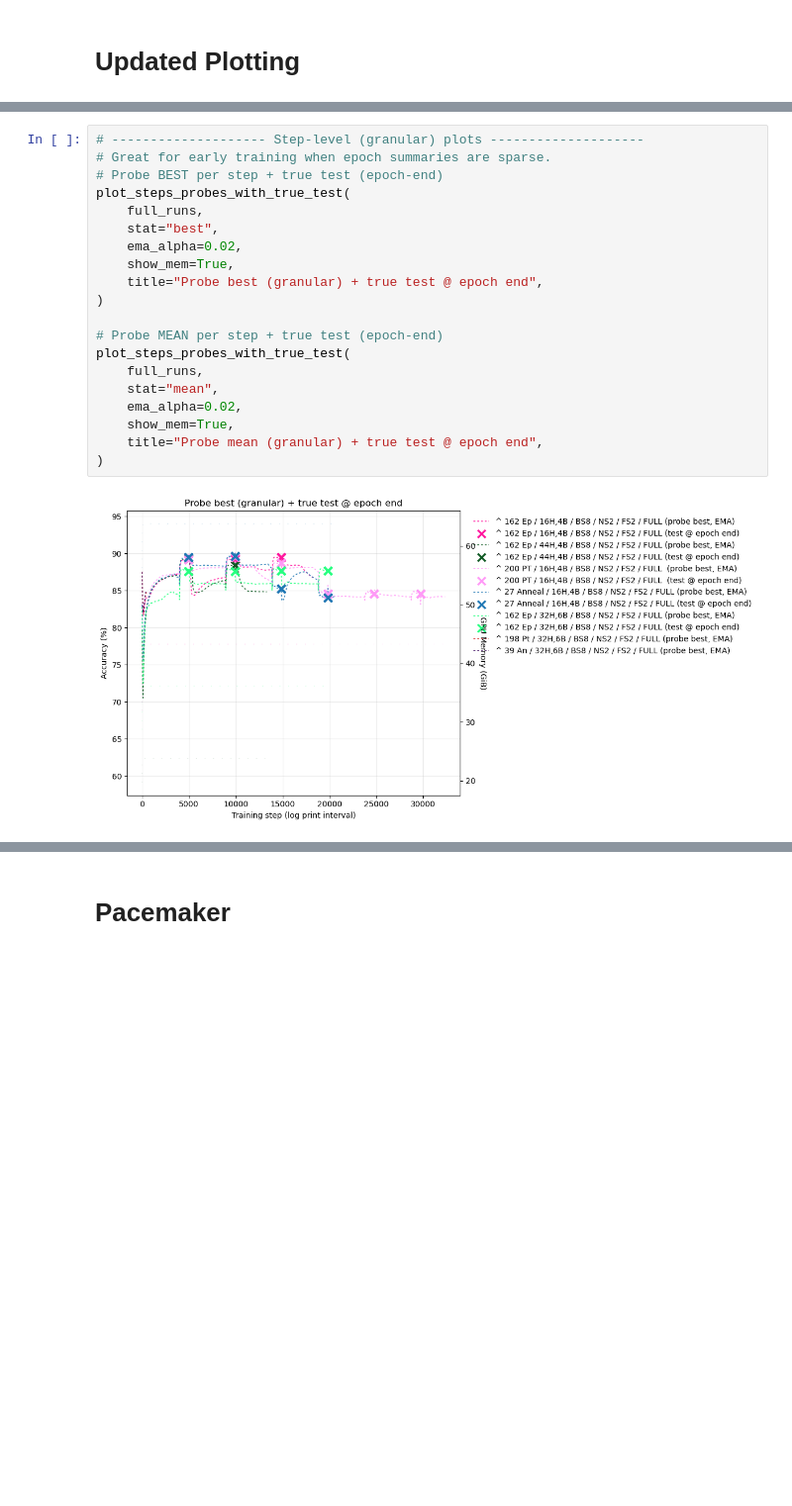
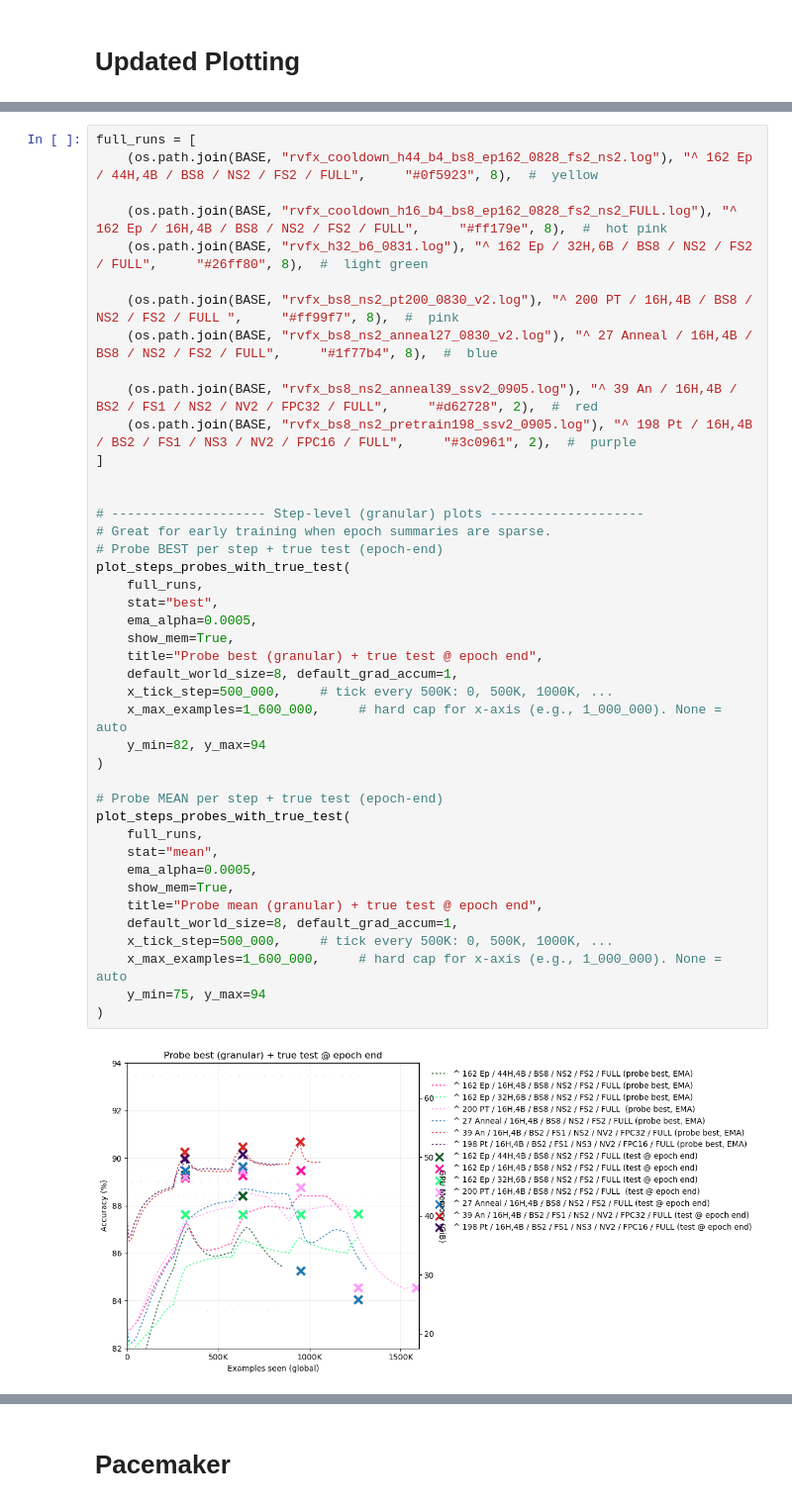
Before and after one commit to alif-munim/EchoJEPA, a Jupyter notebook: plot.ipynb, the cells around one changed output, grey strips where cells are left out. Shown at 99% size. Cells and saved outputs as stored; diff of their text form; blank space fills up the shorter version.

```diff
--- a/plot.ipynb
+++ b/plot.ipynb
@@ -473,22 +586,44 @@ plot_epochs(
 # %%
+full_runs = [
+    (os.path.join(BASE, "rvfx_cooldown_h44_b4_bs8_ep162_0828_fs2_ns2.log"), "^ 162 Ep / 44H,4B / BS8 / NS2 / FS2 / FULL",     "#0f5923", 8),  #  yellow
+
+    (os.path.join(BASE, "rvfx_cooldown_h16_b4_bs8_ep162_0828_fs2_ns2_FULL.log"), "^ 162 Ep / 16H,4B / BS8 / NS2 / FS2 / FULL",     "#ff179e", 8),  #  hot pink
+    (os.path.join(BASE, "rvfx_h32_b6_0831.log"), "^ 162 Ep / 32H,6B / BS8 / NS2 / FS2 / FULL",     "#26ff80", 8),  #  light green
+
+    (os.path.join(BASE, "rvfx_bs8_ns2_pt200_0830_v2.log"), "^ 200 PT / 16H,4B / BS8 / NS2 / FS2 / FULL ",     "#ff99f7", 8),  #  pink
+    (os.path.join(BASE, "rvfx_bs8_ns2_anneal27_0830_v2.log"), "^ 27 Anneal / 16H,4B / BS8 / NS2 / FS2 / FULL",     "#1f77b4", 8),  #  blue
+
+    (os.path.join(BASE, "rvfx_bs8_ns2_anneal39_ssv2_0905.log"), "^ 39 An / 16H,4B / BS2 / FS1 / NS2 / NV2 / FPC32 / FULL",     "#d62728", 2),  #  red
+    (os.path.join(BASE, "rvfx_bs8_ns2_pretrain198_ssv2_0905.log"), "^ 198 Pt / 16H,4B / BS2 / FS1 / NS3 / NV2 / FPC16 / FULL",     "#3c0961", 2),  #  purple
+]
+
+
 # -------------------- Step-level (granular) plots --------------------
 # Great for early training when epoch summaries are sparse.
 # Probe BEST per step + true test (epoch-end)
 plot_steps_probes_with_true_test(
     full_runs,
     stat="best",
-    ema_alpha=0.02,
+    ema_alpha=0.0005,
     show_mem=True,
     title="Probe best (granular) + true test @ epoch end",
+    default_world_size=8, default_grad_accum=1,
+    x_tick_step=500_000,     # tick every 500K: 0, 500K, 1000K, ...
+    x_max_examples=1_600_000,     # hard cap for x-axis (e.g., 1_000_000). None = auto
+    y_min=82, y_max=94
 )
 
 # Probe MEAN per step + true test (epoch-end)
 plot_steps_probes_with_true_test(
     full_runs,
     stat="mean",
-    ema_alpha=0.02,
+    ema_alpha=0.0005,
     show_mem=True,
     title="Probe mean (granular) + true test @ epoch end",
+    default_world_size=8, default_grad_accum=1,
+    x_tick_step=500_000,     # tick every 500K: 0, 500K, 1000K, ...
+    x_max_examples=1_600_000,     # hard cap for x-axis (e.g., 1_000_000). None = auto
+    y_min=75, y_max=94
 )
 # %% [output]
-[figure, old version]
+[figure, new version]
```
Also changed, not shown: parts of 7 cells of this notebook, 3 other files.
